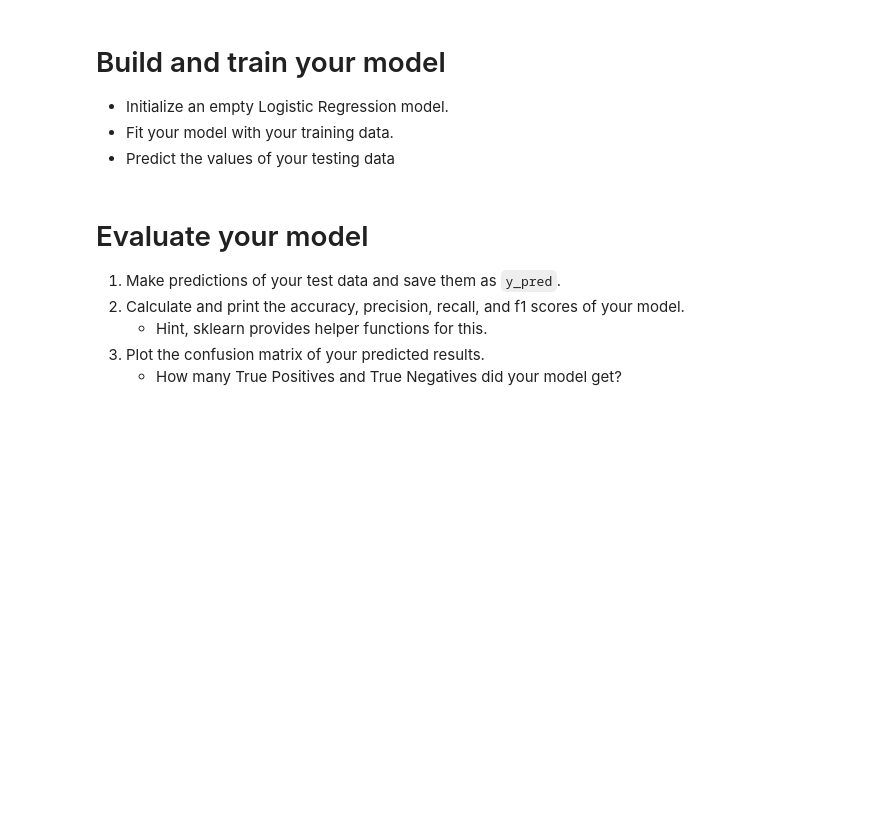
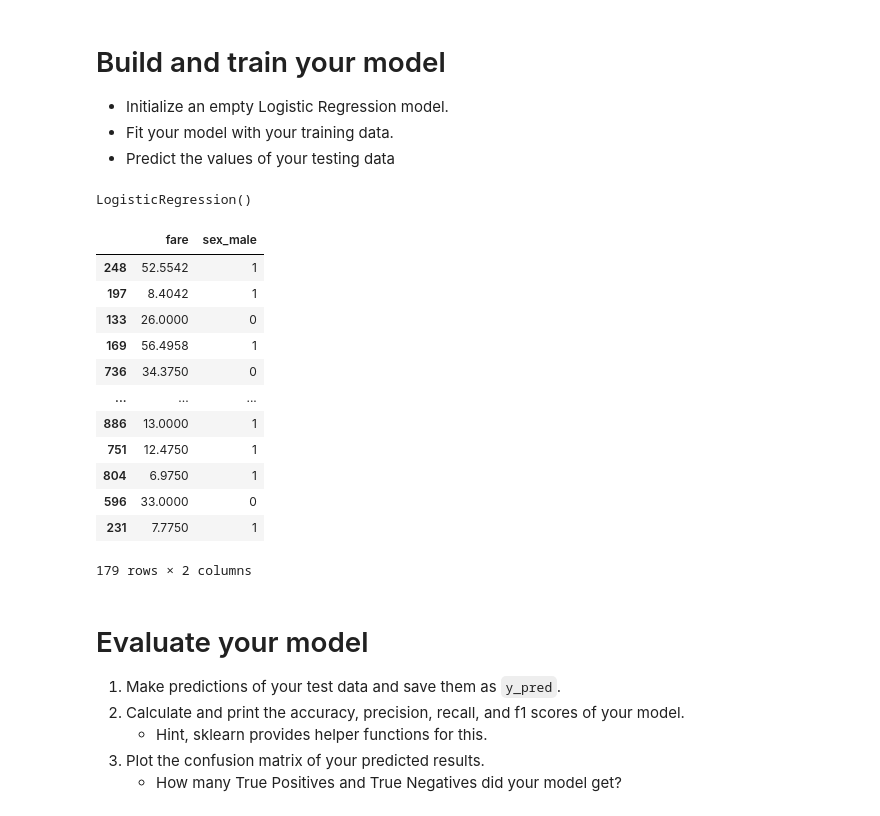
Before and after one commit to DavidGuzman1999/2021-fall-data-science, a Jupyter notebook: Week-03-Intro-To-ML/Exercise-Logistic-Regression.ipynb, the cells around one changed output. Cells and saved outputs as stored; diff of their text form; code cells hidden in the pictures; blank space fills up the shorter version.

```diff
--- a/Week-03-Intro-To-ML/Exercise-Logistic-Regression.ipynb
+++ b/Week-03-Intro-To-ML/Exercise-Logistic-Regression.ipynb
@@ -125,9 +143,33 @@ print(X_train.shape, X_test.shape)
 * Predict the values of your testing data
 # %%
 # Initalize our model
+# creating an empty untrained Logistic Regression model
 
+boat_model = LogisticRegression()
 
 # Train our model using our training data.
+# print (type(boat_model))
+
+# THE HEART (training the model with our training data)
+boat_model.fit(X_train, y_train)
+# %% [output]
+LogisticRegression()
+# %%
+X_test
+# %% [output]
+|  | fare | sex_male |
+| 248 | 52.5542 | 1 |
+| 197 | 8.4042 | 1 |
+| 133 | 26.0000 | 0 |
+| 169 | 56.4958 | 1 |
+| 736 | 34.3750 | 0 |
+| ... | ... | ... |
+| 886 | 13.0000 | 1 |
+| 751 | 12.4750 | 1 |
+| 804 | 6.9750 | 1 |
+| 596 | 33.0000 | 0 |
+| 231 | 7.7750 | 1 |
+179 rows × 2 columns
 # %% [markdown]
 # Evaluate your model
 1. Make predictions of your test data and save them as `y_pred`.
```
Also changed, not shown: parts of 6 cells of this notebook.
